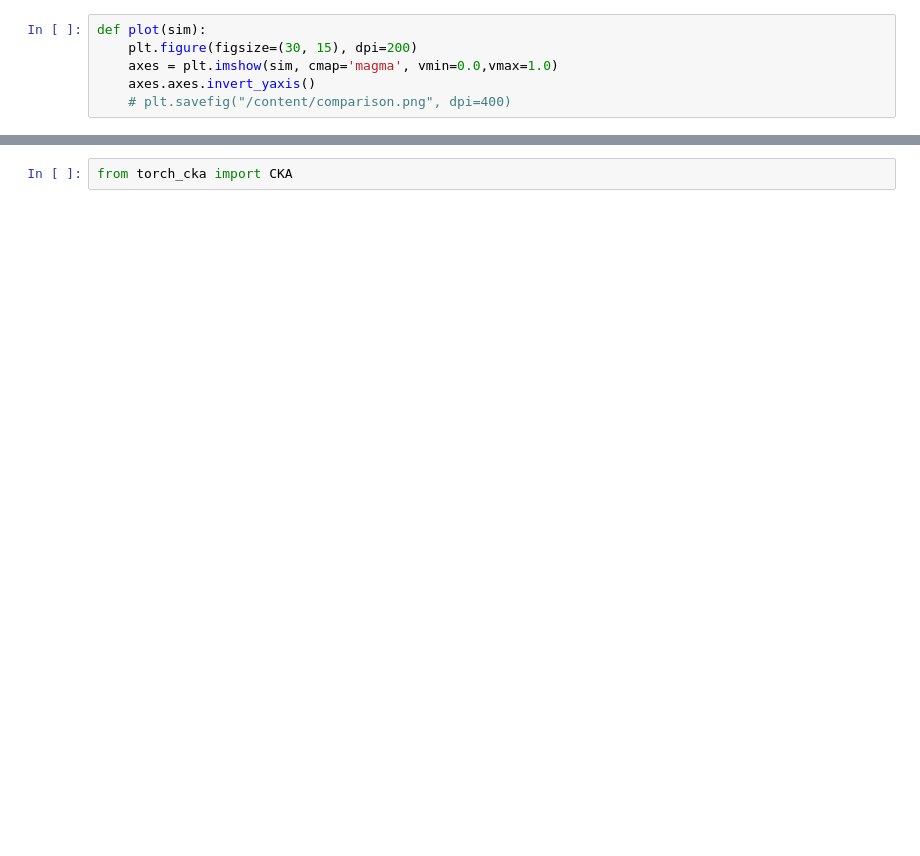
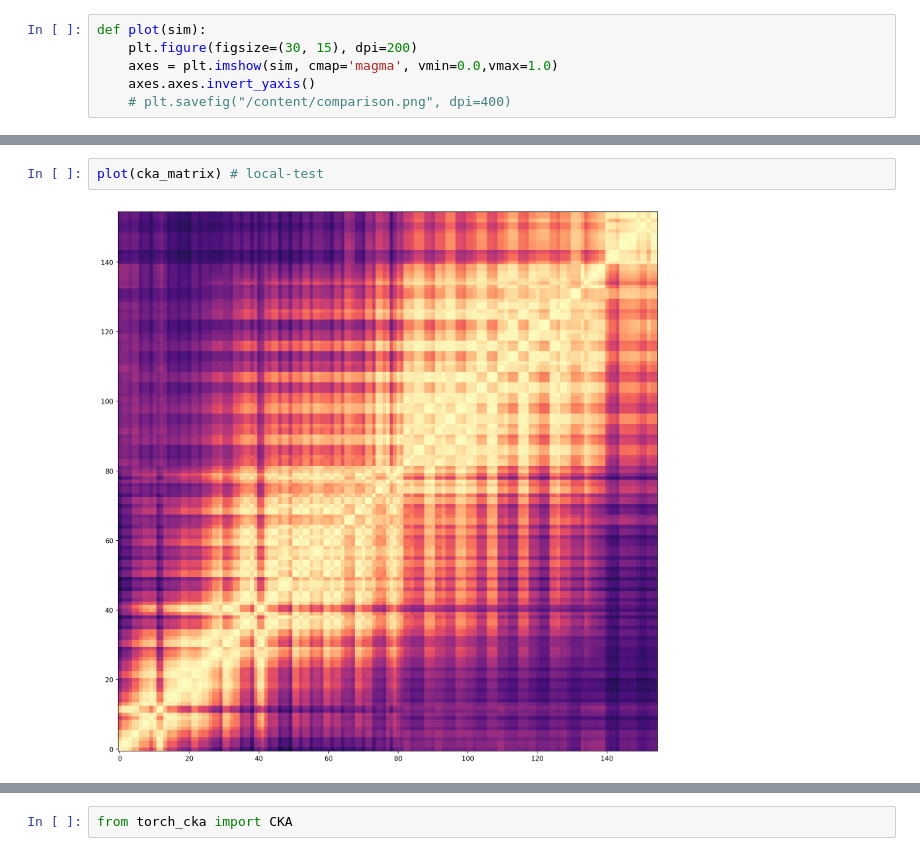
Before and after one commit to Dev-Jahn/Fed-Framework, a Jupyter notebook: notebook/visualize.ipynb, the cells around one changed output, grey strips where cells are left out. Drawn from its saved outputs; the diff is of its cells as text; blank space fills up the shorter version.

```diff
--- a/notebook/visualize.ipynb
+++ b/notebook/visualize.ipynb
@@ -99,0 +164,4 @@ plot(calc_sim(client, global_))
+# %%
+plot(cka_matrix) # local-test
+# %% [output]
+[figure, added]
```
Also changed, not shown: parts of 23 cells of this notebook, 3 other files.
